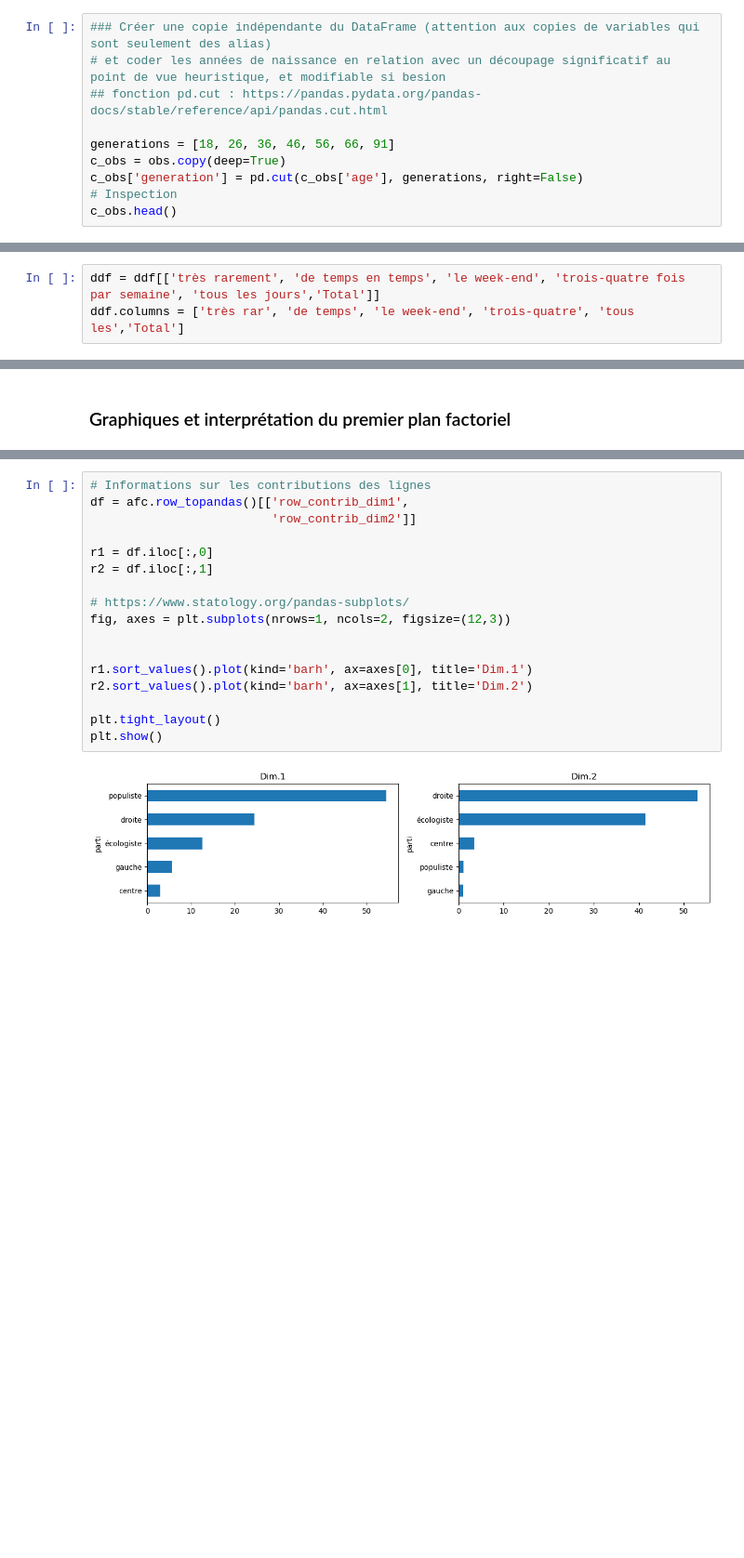
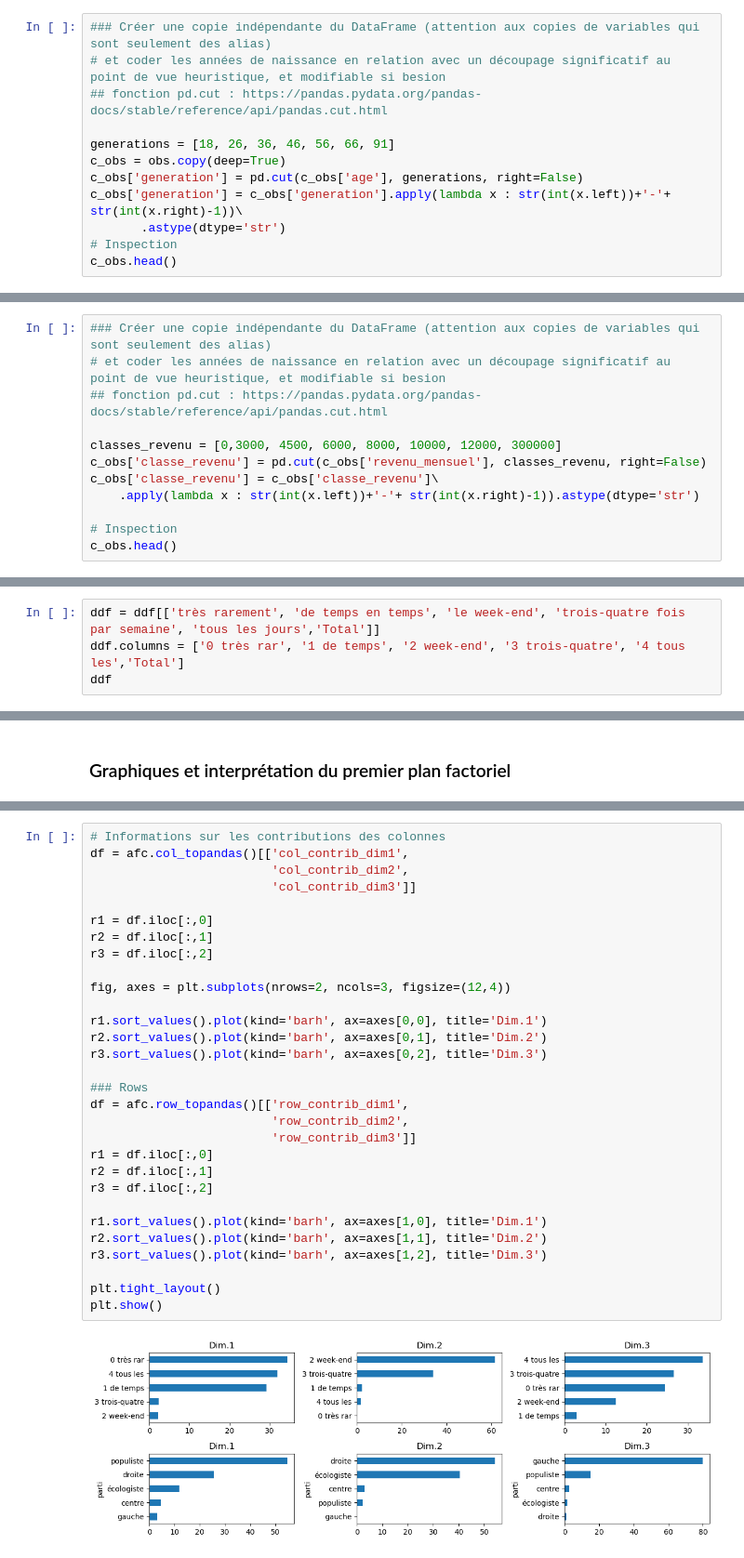
Before and after one commit to Sciences-historiques-numeriques/histoire_numerique_methodes, a Jupyter notebook: statistiques_descriptives/analyse_factorielle_correspondances_pop900.ipynb, the cells around one changed output, grey strips where cells are left out. Shown at 93% size. Drawn from its saved outputs; the diff is of its cells as text; blank space fills up the shorter version.

```diff
--- a/statistiques_descriptives/analyse_factorielle_correspondances_pop900.ipynb
+++ b/statistiques_descriptives/analyse_factorielle_correspondances_pop900.ipynb
@@ -32,6 +34,8 @@ obs.head()
 generations = [18, 26, 36, 46, 56, 66, 91]
 c_obs = obs.copy(deep=True)
 c_obs['generation'] = pd.cut(c_obs['age'], generations, right=False)
+c_obs['generation'] = c_obs['generation'].apply(lambda x : str(int(x.left))+'-'+ str(int(x.right)-1))\
+       .astype(dtype='str')
 # Inspection
 c_obs.head()
 # %% [output]
@@ -44,0 +53,12 @@ c_obs.head()
+# %%
+### Créer une copie indépendante du DataFrame (attention aux copies de variables qui sont seulement des alias)
+# et coder les années de naissance en relation avec un découpage significatif au point de vue heuristique, et modifiable si besion
+## fonction pd.cut : https://pandas.pydata.org/pandas-docs/stable/reference/api/pandas.cut.html
+
+classes_revenu = [0,3000, 4500, 6000, 8000, 10000, 12000, 300000]
+c_obs['classe_revenu'] = pd.cut(c_obs['revenu_mensuel'], classes_revenu, right=False)
+c_obs['classe_revenu'] = c_obs['classe_revenu']\
+    .apply(lambda x : str(int(x.left))+'-'+ str(int(x.right)-1)).astype(dtype='str')
+
+# Inspection
+c_obs.head()
@@ -447,4 +456,5 @@ ddf
 | Total | 138 | 209 | 232 | 196 | 125 | 900 |
 # %%
 ddf = ddf[['très rarement', 'de temps en temps', 'le week-end', 'trois-quatre fois par semaine', 'tous les jours','Total']]
-ddf.columns = ['très rar', 'de temps', 'le week-end', 'trois-quatre', 'tous les','Total']
+ddf.columns = ['0 très rar', '1 de temps', '2 week-end', '3 trois-quatre', '4 tous les','Total']
+ddf
@@ -618,19 +659,32 @@ afc.mapping(num_x_axis=1,num_y_axis=2,figsize=(7,7))
 # %%
-# Informations sur les contributions des lignes
-df = afc.row_topandas()[['row_contrib_dim1',
-                         'row_contrib_dim2']]
+# Informations sur les contributions des colonnes
+df = afc.col_topandas()[['col_contrib_dim1',
+                         'col_contrib_dim2',
+                         'col_contrib_dim3']]
 
 r1 = df.iloc[:,0]
 r2 = df.iloc[:,1]
+r3 = df.iloc[:,2]
 
-# https://www.statology.org/pandas-subplots/
-fig, axes = plt.subplots(nrows=1, ncols=2, figsize=(12,3))
+fig, axes = plt.subplots(nrows=2, ncols=3, figsize=(12,4))
 
+r1.sort_values().plot(kind='barh', ax=axes[0,0], title='Dim.1')
+r2.sort_values().plot(kind='barh', ax=axes[0,1], title='Dim.2')
+r3.sort_values().plot(kind='barh', ax=axes[0,2], title='Dim.3')
 
-r1.sort_values().plot(kind='barh', ax=axes[0], title='Dim.1')
-r2.sort_values().plot(kind='barh', ax=axes[1], title='Dim.2')
+### Rows
+df = afc.row_topandas()[['row_contrib_dim1',
+                         'row_contrib_dim2',
+                         'row_contrib_dim3']]
+r1 = df.iloc[:,0]
+r2 = df.iloc[:,1]
+r3 = df.iloc[:,2]
+
+r1.sort_values().plot(kind='barh', ax=axes[1,0], title='Dim.1')
+r2.sort_values().plot(kind='barh', ax=axes[1,1], title='Dim.2')
+r3.sort_values().plot(kind='barh', ax=axes[1,2], title='Dim.3')
 
 plt.tight_layout()
 plt.show()
 # %% [output]
-[figure, old version]
+[figure, new version]
```
Also changed, not shown: parts of 84 cells of this notebook, 6 other files.
